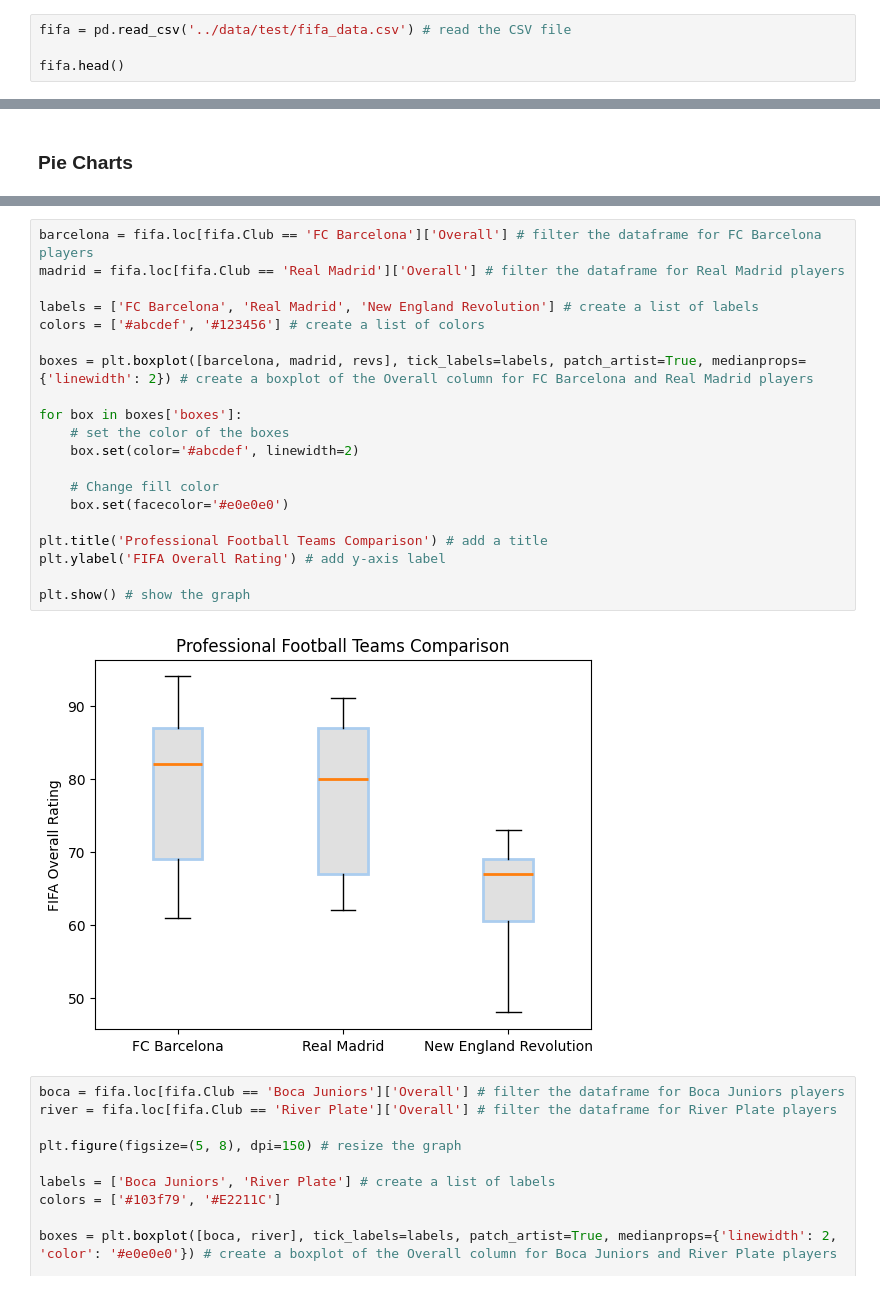
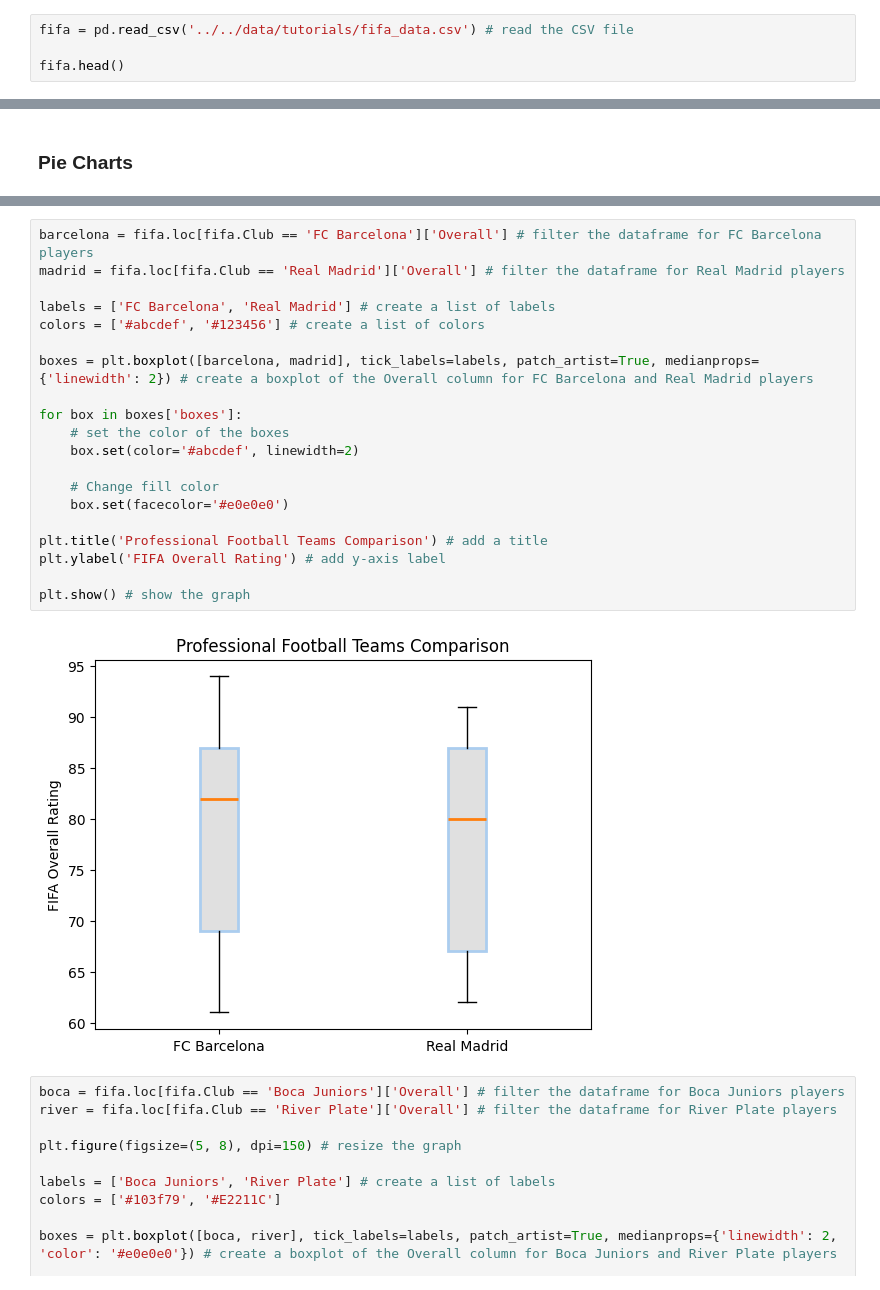
Before and after one commit to J3SSY-ANDU/Food-Delivery-Data-Analysis, a Jupyter notebook: notebooks/tutorials/matplotlib_tutorial.ipynb, the cells around one changed output, grey strips where cells are left out. Cells and saved outputs as stored; diff of their text form.

```diff
--- a/notebooks/matplotlib_tutorial.ipynb
+++ b/notebooks/tutorials/matplotlib_tutorial.ipynb
@@ -125,7 +125,7 @@ plt.show() # show the graph
 # %% [markdown]
 ### Load fifa data
 # %%
-fifa = pd.read_csv('../data/test/fifa_data.csv') # read the CSV file
+fifa = pd.read_csv('../../data/tutorials/fifa_data.csv') # read the CSV file
 
 fifa.head()
 # %% [output]
@@ -193,25 +193,25 @@ plt.show() # show the graph
 # %%
 barcelona = fifa.loc[fifa.Club == 'FC Barcelona']['Overall'] # filter the dataframe for FC Barcelona players
 madrid = fifa.loc[fifa.Club == 'Real Madrid']['Overall'] # filter the dataframe for Real Madrid players
 
-labels = ['FC Barcelona', 'Real Madrid', 'New England Revolution'] # create a list of labels
+labels = ['FC Barcelona', 'Real Madrid'] # create a list of labels
 colors = ['#abcdef', '#123456'] # create a list of colors
 
-boxes = plt.boxplot([barcelona, madrid, revs], tick_labels=labels, patch_artist=True, medianprops={'linewidth': 2}) # create a boxplot of the Overall column for FC Barcelona and Real Madrid players
+boxes = plt.boxplot([barcelona, madrid], tick_labels=labels, patch_artist=True, medianprops={'linewidth': 2}) # create a boxplot of the Overall column for FC Barcelona and Real Madrid players
 
 for box in boxes['boxes']:
     # set the color of the boxes
     box.set(color='#abcdef', linewidth=2)
 
     # Change fill color
     box.set(facecolor='#e0e0e0')
 
 plt.title('Professional Football Teams Comparison') # add a title
 plt.ylabel('FIFA Overall Rating') # add y-axis label
 
 plt.show() # show the graph
 # %% [output]
-[figure, old version]
+[figure, new version]
 # %%
 boca = fifa.loc[fifa.Club == 'Boca Juniors']['Overall'] # filter the dataframe for Boca Juniors players
 river = fifa.loc[fifa.Club == 'River Plate']['Overall'] # filter the dataframe for River Plate players
```
Also changed, not shown: parts of 4 cells of this notebook, 11 other files.
